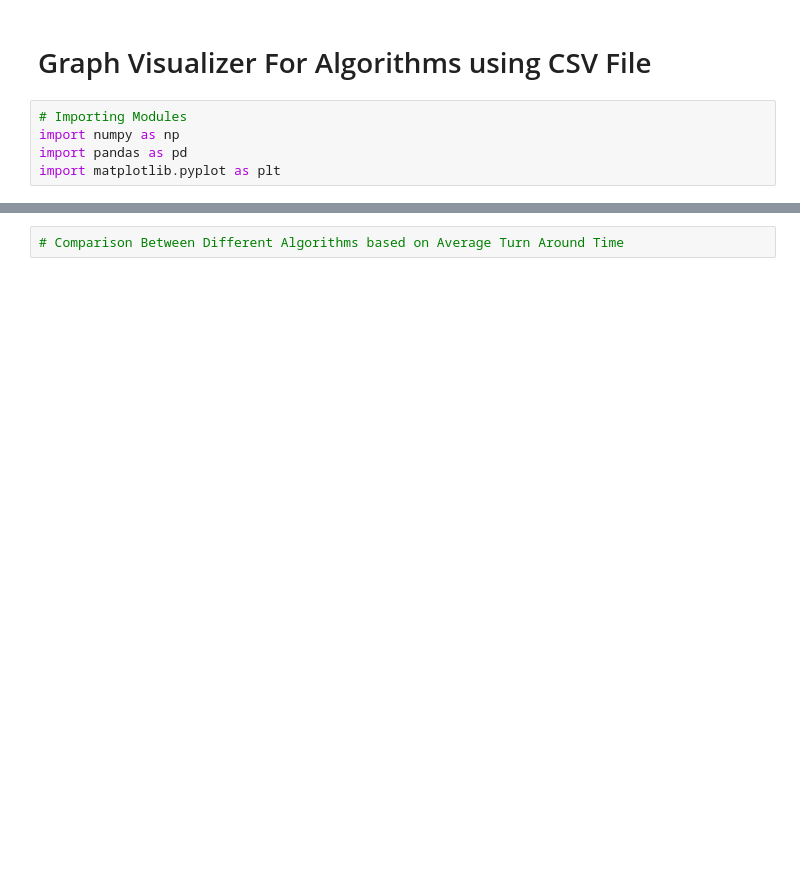
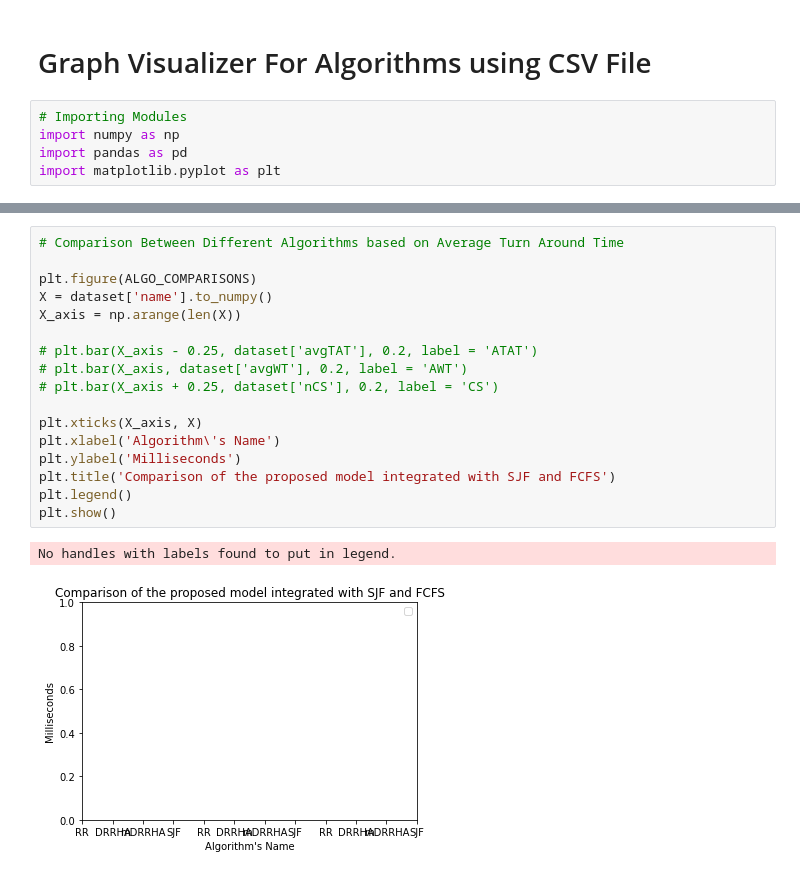
Before and after one commit to Bhaikko/mdrrha, a Jupyter notebook: src/graph_handler.ipynb, the cells around one changed output, grey strips where cells are left out. Cells and saved outputs as stored; diff of their text form; blank space fills up the shorter version.

```diff
--- a/src/graph_handler.ipynb
+++ b/src/graph_handler.ipynb
@@ -47,2 +63,20 @@ plt.show()
-# %%
-# Comparison Between Different Algorithms based on Average Turn Around Time
+# %%
+# Comparison Between Different Algorithms based on Average Turn Around Time
+
+plt.figure(ALGO_COMPARISONS)
+X = dataset['name'].to_numpy()
+X_axis = np.arange(len(X))
+
+# plt.bar(X_axis - 0.25, dataset['avgTAT'], 0.2, label = 'ATAT')
+# plt.bar(X_axis, dataset['avgWT'], 0.2, label = 'AWT')
+# plt.bar(X_axis + 0.25, dataset['nCS'], 0.2, label = 'CS')
+
+plt.xticks(X_axis, X)
+plt.xlabel('Algorithm\'s Name')
+plt.ylabel('Milliseconds')
+plt.title('Comparison of the proposed model integrated with SJF and FCFS')
+plt.legend()
+plt.show()
+# %% [output]
+No handles with labels found to put in legend.
+[figure, added]
```
Also changed, not shown: parts of 3 cells of this notebook, 1 other file.
